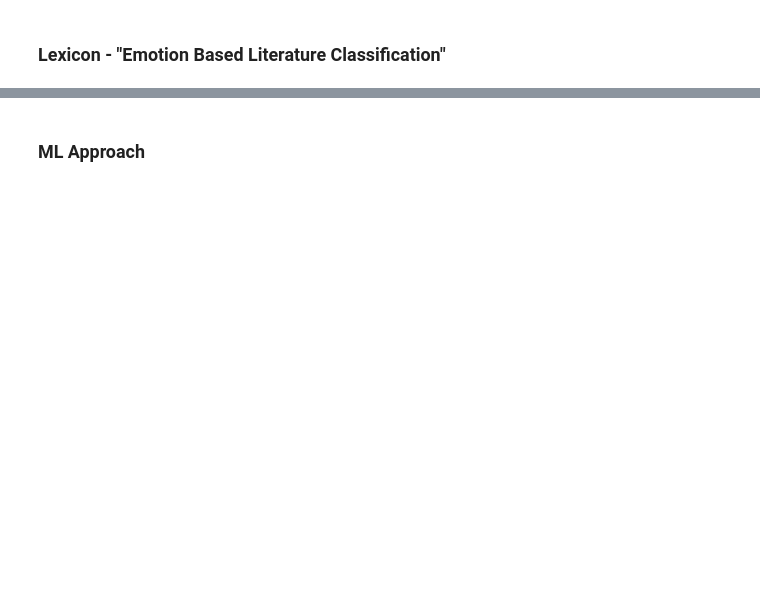
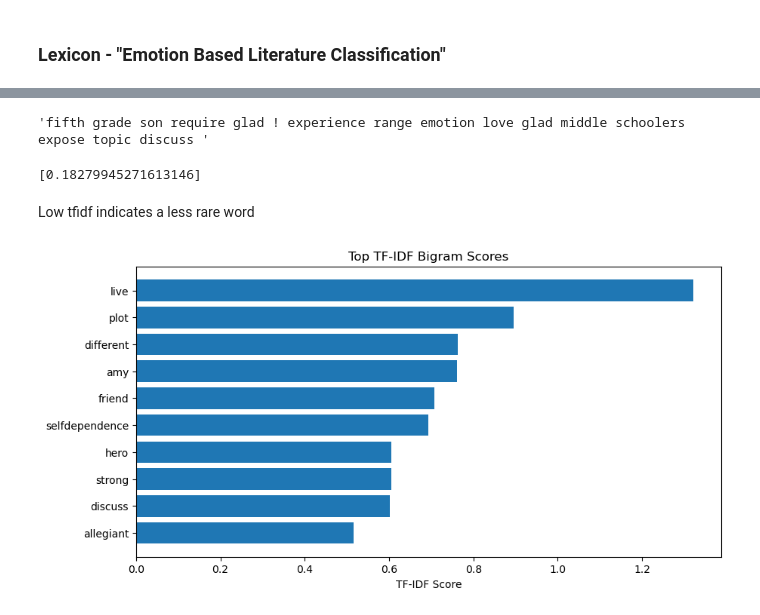
Before and after one commit to jesseAvgonzsmi/emotional-goodreads, a Jupyter notebook: models/emotion_selection.ipynb, the cells around one changed output, grey strips where cells are left out. Cells and saved outputs as stored; diff of their text form; code cells hidden in the pictures; blank space fills up the shorter version.

```diff
--- a/models/emotion_selection.ipynb
+++ b/models/emotion_selection.ipynb
@@ -113,4 +84,11 @@ def cleantokens(tokens):
         text = text + word + ' '
     return text
 
+def cleangrams(gram_list):
+    [' '.join(gram) for gram in gram_list]
+
+
 reviews['token_review_text'] = reviews['tokenized'].progress_apply(lambda x: cleantokens(x))
+
+tester['token_review_text'] = tester['tokenized'].progress_apply(lambda x: cleantokens(x))
+tester[]
@@ -137,7 +111,7 @@ def getEmotion(text, returnType):
             word, emotion = clear_line.split(':')
             for text_word in text.split(" "):
                 #print(text_word)
-                if text_word and not text_word.isspace() and not text_word.startswith(('*', '+')) and re.match(text_word, word):
+                if text_word and not text_word.isspace() and not text_word.startswith(('*', '+')) and re.match(word, text_word):
                     emotion_list.append(emotion)
 
     w = Counter(emotion_list)
@@ -150,7 +124,7 @@ def getEmotion(text, returnType):
     else:
         return emotion_list
 # %%
-reviews['lex_txt_emotions'] = reviews['token_review_text'].progress_apply(lambda x: getEmotion(x, "list"))
+tester['lex_txt_emotions'] = tester['token_review_text'].progress_apply(lambda x: getEmotion(x, "list"))
 # %% [output]
 A value is trying to be set on a copy of a slice from a DataFrame.
 Try using .loc[row_indexer,col_indexer] = value instead
@@ -190,2 +134,38 @@ reviews
-# %% [markdown]
-### ML Approach
+# %%
+from sklearn.feature_extraction.text import TfidfVectorizer
+
+tfidf = TfidfVectorizer(max_features=1000, lowercase=True, analyzer='word', stop_words= 'english', ngram_range=(1,1))
+tfidf_matrix = tfidf.fit_transform(tester['token_review_text'])
+# %%
+tester['token_review_text'][1]
+# %% [output]
+'fifth grade son require glad ! experience range emotion love glad middle schoolers expose topic discuss '
+# %%
+print([tfidf_matrix[1,tfidf.vocabulary_['love']]])
+# %% [output]
+[0.18279945271613146]
+# %% [markdown]
+Low tfidf indicates a less rare word
+# %%
+import numpy as np
+
+total_scores = np.sum(tfidf_matrix, axis=0)
+total_scores = np.ravel(total_scores)
+
+feature_names = list(tfidf.vocabulary_.keys())
+scores_with_bigrams = list(zip(feature_names, total_scores))
+
+N = 10  # or any other number you prefer
+top_scores = sorted(scores_with_bigrams, key=lambda x: x[1], reverse=True)[:N]
+
+import matplotlib.pyplot as plt
+
+bigrams, scores = zip(*top_scores)
+plt.figure(figsize=(10, 5))
+plt.barh(bigrams, scores)
+plt.xlabel('TF-IDF Score')
+plt.title('Top TF-IDF Bigram Scores')
+plt.gca().invert_yaxis()
+plt.show()
+# %% [output]
+[figure, added]
```
Also changed, not shown: parts of 22 cells of this notebook, 2 other files.
